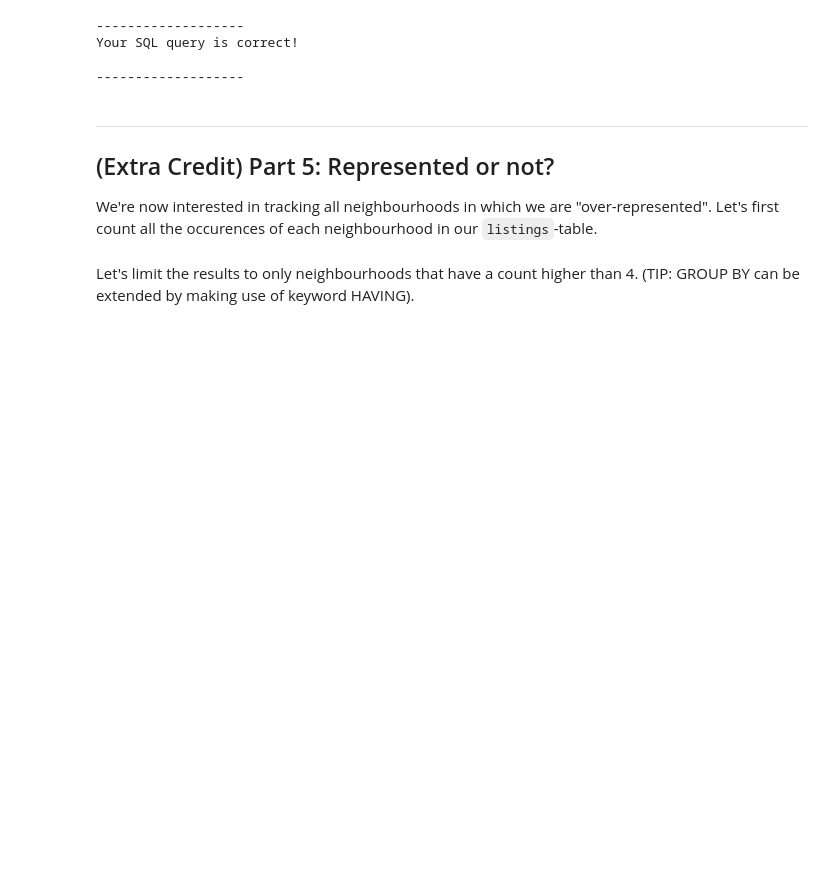
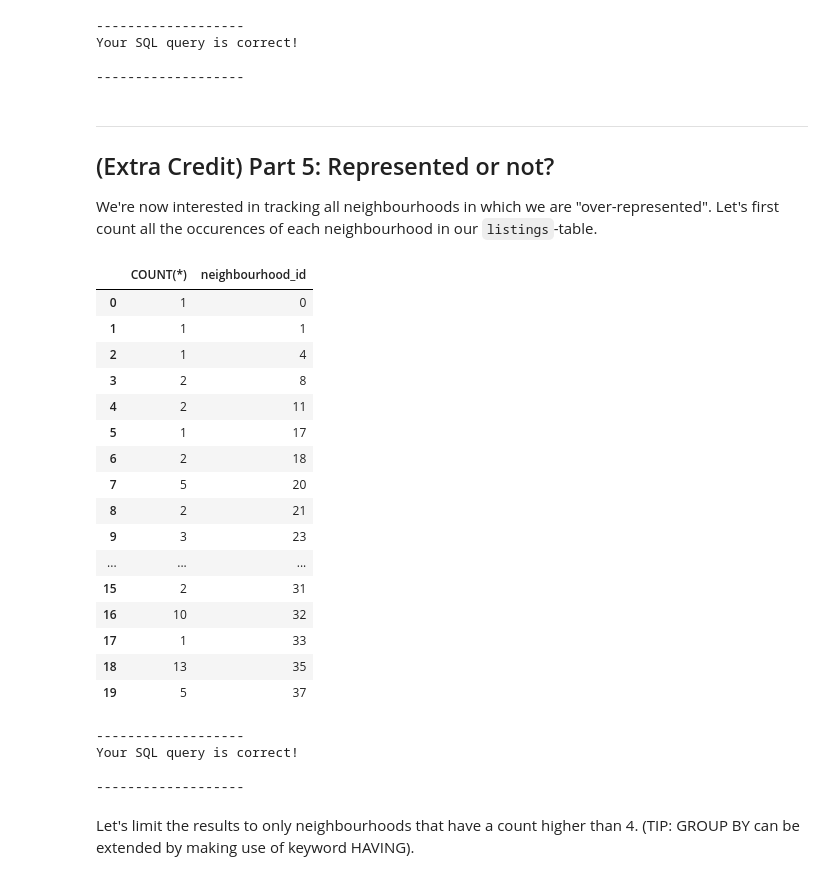
Before and after one commit to DuretiShemsi/SQLQueryProject, a Jupyter notebook: Dureti_Shemsi_Week_2_Project_SQLCC.ipynb, the cells around one changed output. Drawn from its saved outputs; the diff is of its cells as text; code cells hidden in the pictures; blank space fills up the shorter version.

```diff
--- a/Dureti_Shemsi_Week_2_Project_SQLCC.ipynb
+++ b/Dureti_Shemsi_Week_2_Project_SQLCC.ipynb
@@ -507,16 +507,40 @@ We're now interested in tracking all neighbourhoods in which we are "over-repres
 # %%
 ### Question: q2_5_1a
 # Instructions:
 # 1/ Fetch neighbourhood_id from the listings table
 # 2/ For the second column get the number of listings in each neighbourhood
 
 # TO BE COMPLETED
 query = """
-SELECT ...
+SELECT COUNT(*), neighbourhood_id
+FROM listings
+GROUP BY neighbourhood_id
 """
 
 run(query)
 check(q2_5_1a = query)
+# %% [output]
+|  | COUNT(*) | neighbourhood_id |
+| 0 | 1 | 0 |
+| 1 | 1 | 1 |
+| 2 | 1 | 4 |
+| 3 | 2 | 8 |
+| 4 | 2 | 11 |
+| 5 | 1 | 17 |
+| 6 | 2 | 18 |
+| 7 | 5 | 20 |
+| 8 | 2 | 21 |
+| 9 | 3 | 23 |
+| ... | ... | ... |
+| 15 | 2 | 31 |
+| 16 | 10 | 32 |
+| 17 | 1 | 33 |
+| 18 | 13 | 35 |
+| 19 | 5 | 37 |
+-------------------
+Your SQL query is correct!
+
+-------------------
 # %% [markdown]
 Let's limit the results to only neighbourhoods that have a count higher than 4. (TIP: GROUP BY can be extended by making use of keyword HAVING).
 # %%
```
Also changed, not shown: parts of 1 cell of this notebook.
